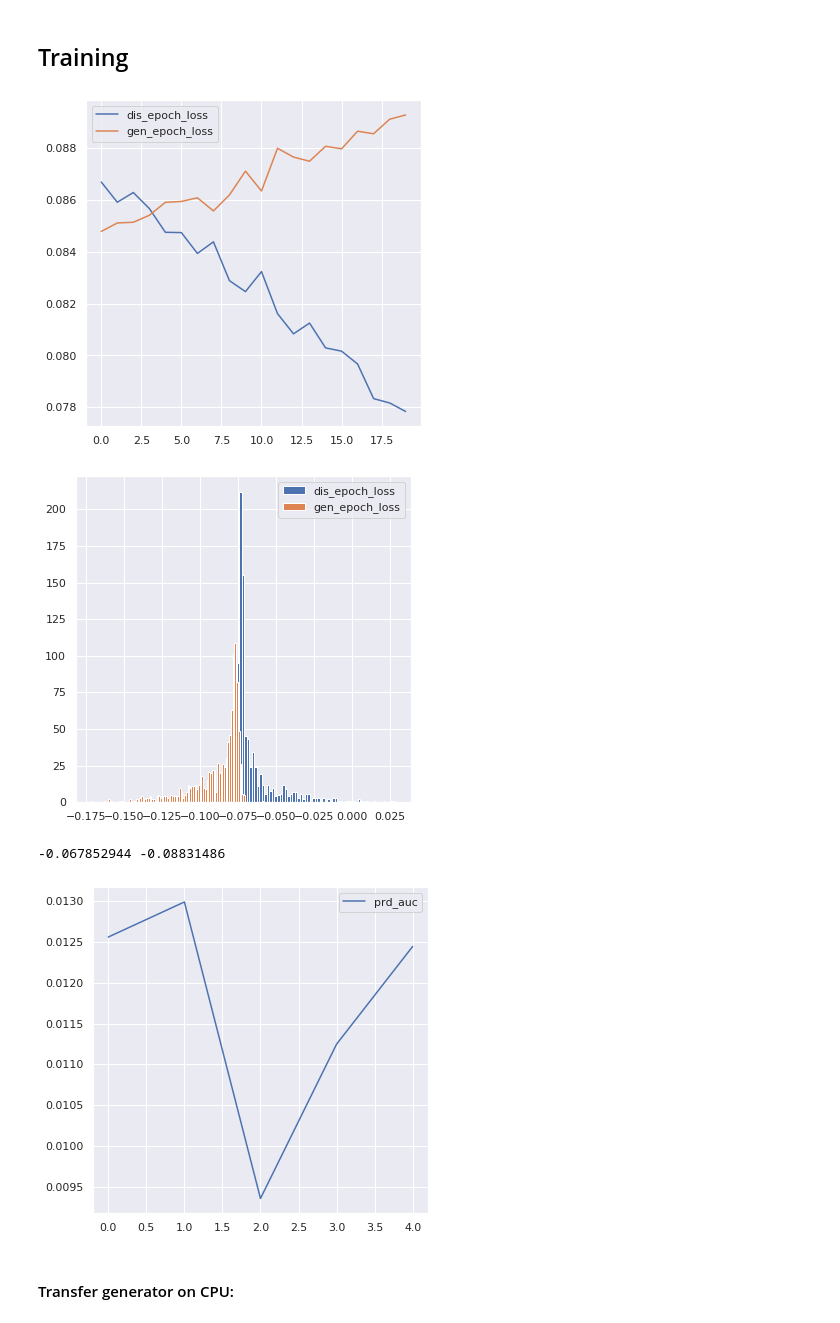
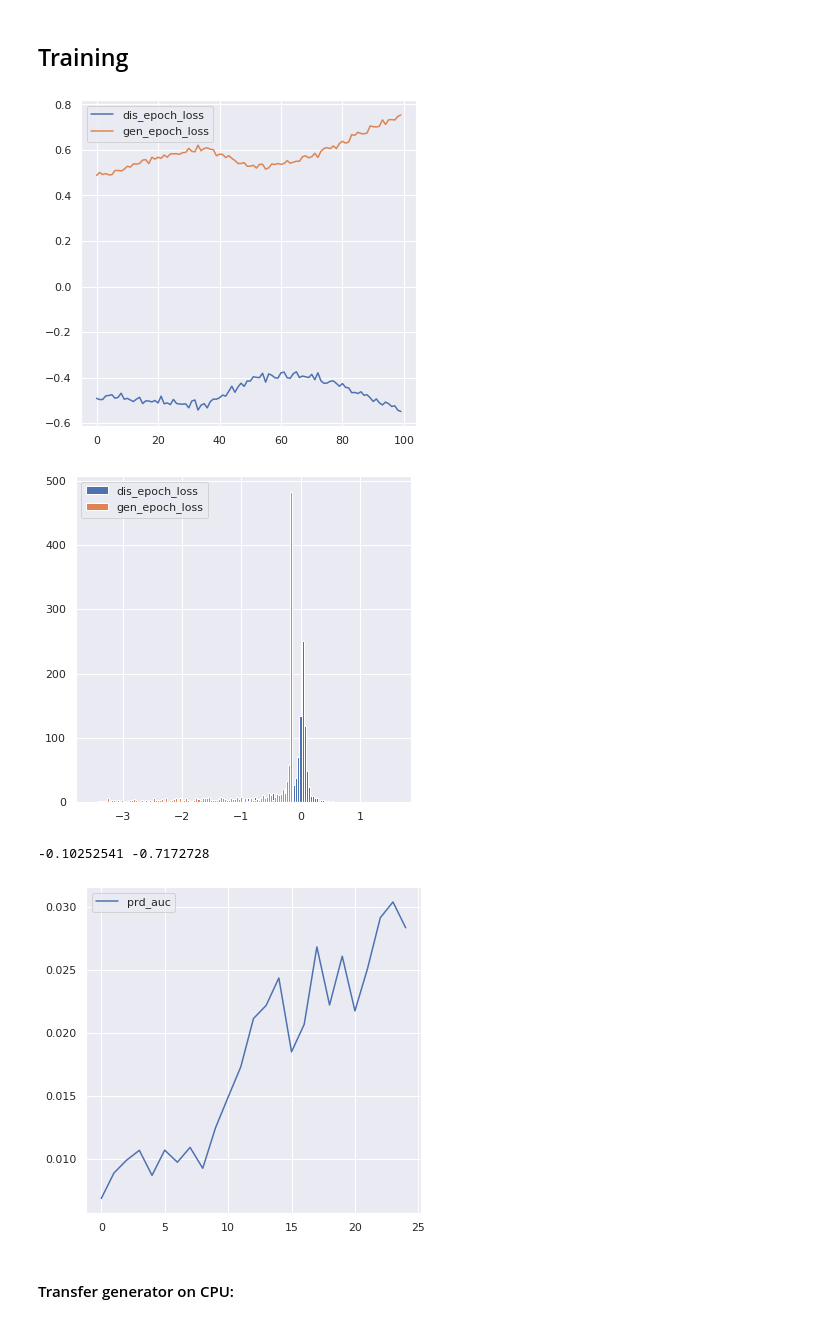
Before and after one commit to TheodorSergeev/mlhep2019_2_phase, a Jupyter notebook: analysis/lhcb_calo_gan.ipynb, the cells around one changed output. Saved outputs shown, nothing was run; the diff lists cells and outputs as text; code cells hidden in the pictures.

Commit message:
New model on the expanded dataset

```diff
--- a/analysis/lhcb_calo_gan.ipynb
+++ b/analysis/lhcb_calo_gan.ipynb
@@ -475,11 +393,14 @@ tensor([ 1.2596,  0.0695,  1.4747,  0.2426, -0.1895,  0.2317,  0.4190, -2.0800,
 # %% [markdown]
 ## Defining optimiser
 # %%
-learning_rate_dis = 1e-3
+discriminator = ModelD().to(device)
+generator = ModelGConvTranspose(z_dim=NOISE_DIM).to(device)
+
 learning_rate_gen = 1e-3
+learning_rate_dis = 1e-5
 
-g_optimizer = optim.SGD(generator.parameters(),     lr=learning_rate_gen, weight_decay=1e-6)
-d_optimizer = optim.SGD(discriminator.parameters(), lr=learning_rate_dis, weight_decay=1e-6)
+g_optimizer = optim.SGD(generator.parameters(),     lr=learning_rate_gen, weight_decay=0)
+d_optimizer = optim.Adagrad(discriminator.parameters(), lr=learning_rate_dis, weight_decay=0 )
 # %% [markdown]
 ## Load scores
 # %%
@@ -596,12 +517,12 @@ def run_training(epochs):
 # %% [markdown]
 ## Training
 # %%
-run_training(5)
+run_training(25)
 # %% [output]
-[figure, old version]
+[figure, new version]
-[figure, old version]
+[figure, new version]
--0.067852944 -0.08831486
+-0.10252541 -0.7172728
-[figure, old version]
+[figure, new version]
 # %% [markdown]
 #### Transfer generator on CPU:
 # %%
```
Also changed, not shown: parts of 5 cells of this notebook, 3 other files.
